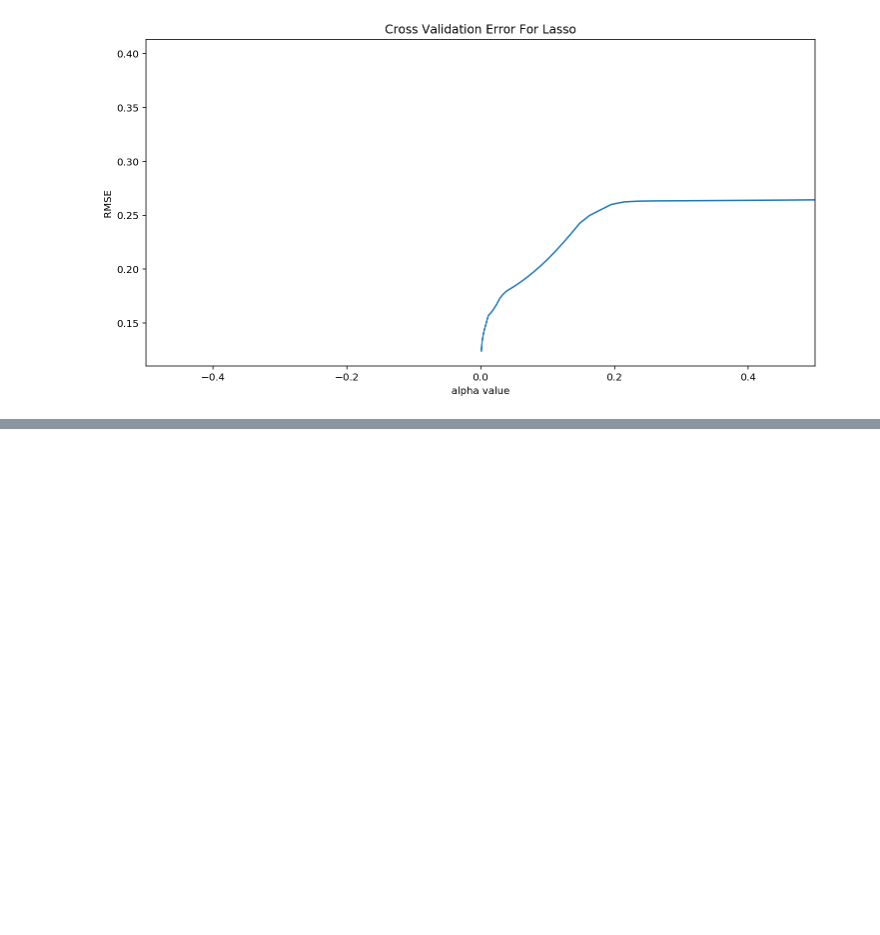
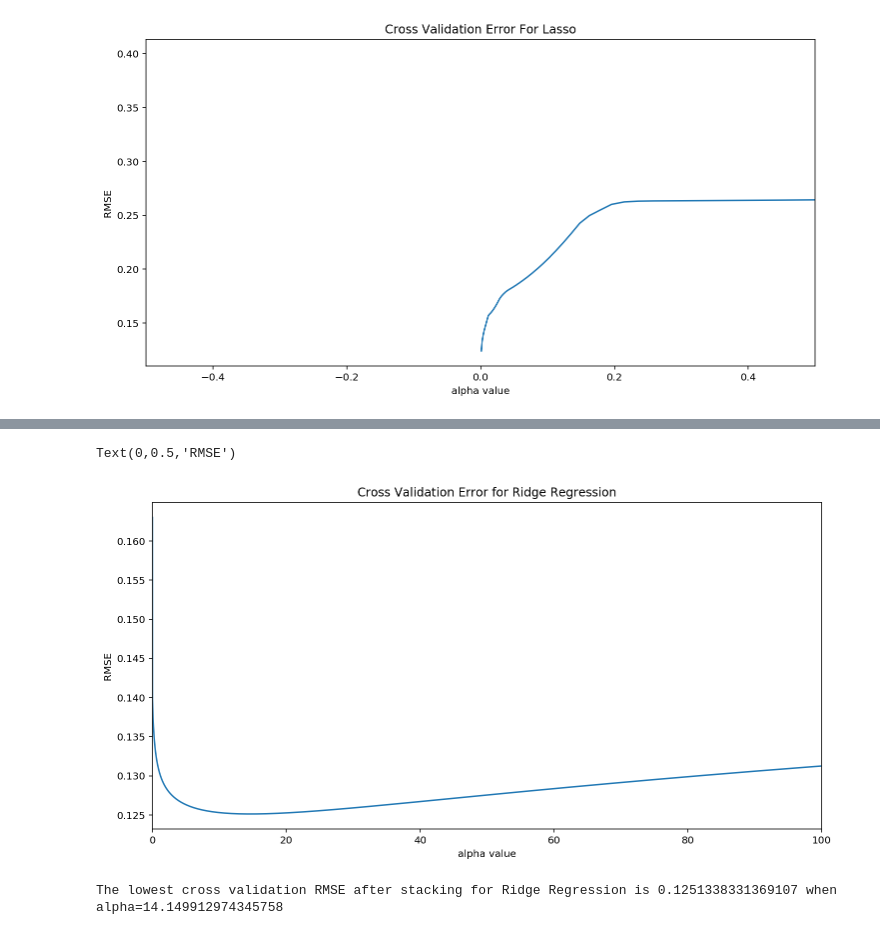
Before and after one commit to JavierPalomares90/scalable_ml_hw1, a Jupyter notebook: Hw1.ipynb, the cells around one changed output, grey strips where cells are left out. Cells and saved outputs as stored; diff of their text form; code cells hidden in the pictures; blank space fills up the shorter version.

```diff
--- a/Hw1.ipynb
+++ b/Hw1.ipynb
@@ -425,0 +460,7 @@ print_predictions("lasso_prediction.csv",'Id,SalePrice\n',ids,y_pred_lasso)
+# %%
+ridge_model_output = best_ridge.predict(X_train).tolist()
+lasso_model_output = best_lasso.predict(X_train).tolist()
+# %%
+# add the output of the ridge and lasso models as features of X_train
+X_train['ridge_pred'] = ridge_model_output
+X_train['lasso_pred'] = lasso_model_output
@@ -425,0 +478,21 @@ print_predictions("lasso_prediction.csv",'Id,SalePrice\n',ids,y_pred_lasso)
+# %%
+# now train a ridge regression with the new features
+n_alphas = 200
+alphas = np.logspace(-5, 3, n_alphas).tolist()
+# Now retrain a ridge regression.
+cv_ridge_stacking = [rmse_cv(Ridge(alpha = alpha),X_train,y).mean()
+            for alpha in alphas]
+cv_ridge_stacking = pd.Series(cv_ridge_stacking, index = alphas)
+cv_ridge_stacking.plot(title = "Cross Validation Error for Ridge Regression")
+plt.xlabel("alpha value")
+plt.xlim(0,100)
+plt.ylabel("RMSE")
+# %% [output]
+Text(0,0.5,'RMSE')
+[figure, added]
+# %%
+min_rmse_ridge_stacking = cv_ridge_stacking.min()
+best_alpha_ridge_stacking = cv_ridge_stacking[cv_ridge_stacking==min_rmse_ridge_stacking].index[0]
+print("The lowest cross validation RMSE after stacking for Ridge Regression is {} when alpha={}".format(min_rmse_ridge_stacking,best_alpha_ridge_stacking))
+# %% [output]
+The lowest cross validation RMSE after stacking for Ridge Regression is 0.1251338331369107 when alpha=14.149912974345758
```
Also changed, not shown: parts of 17 cells of this notebook, 5 other files.
